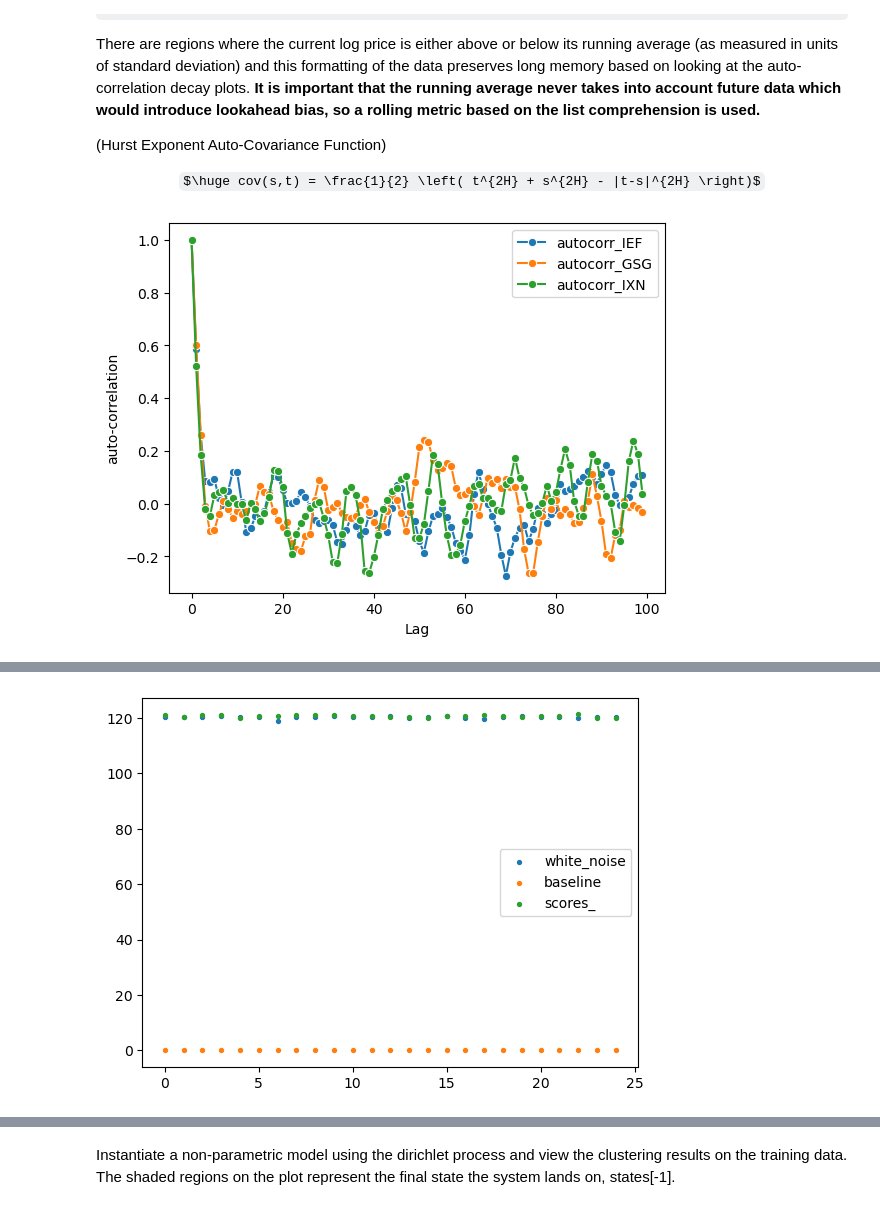
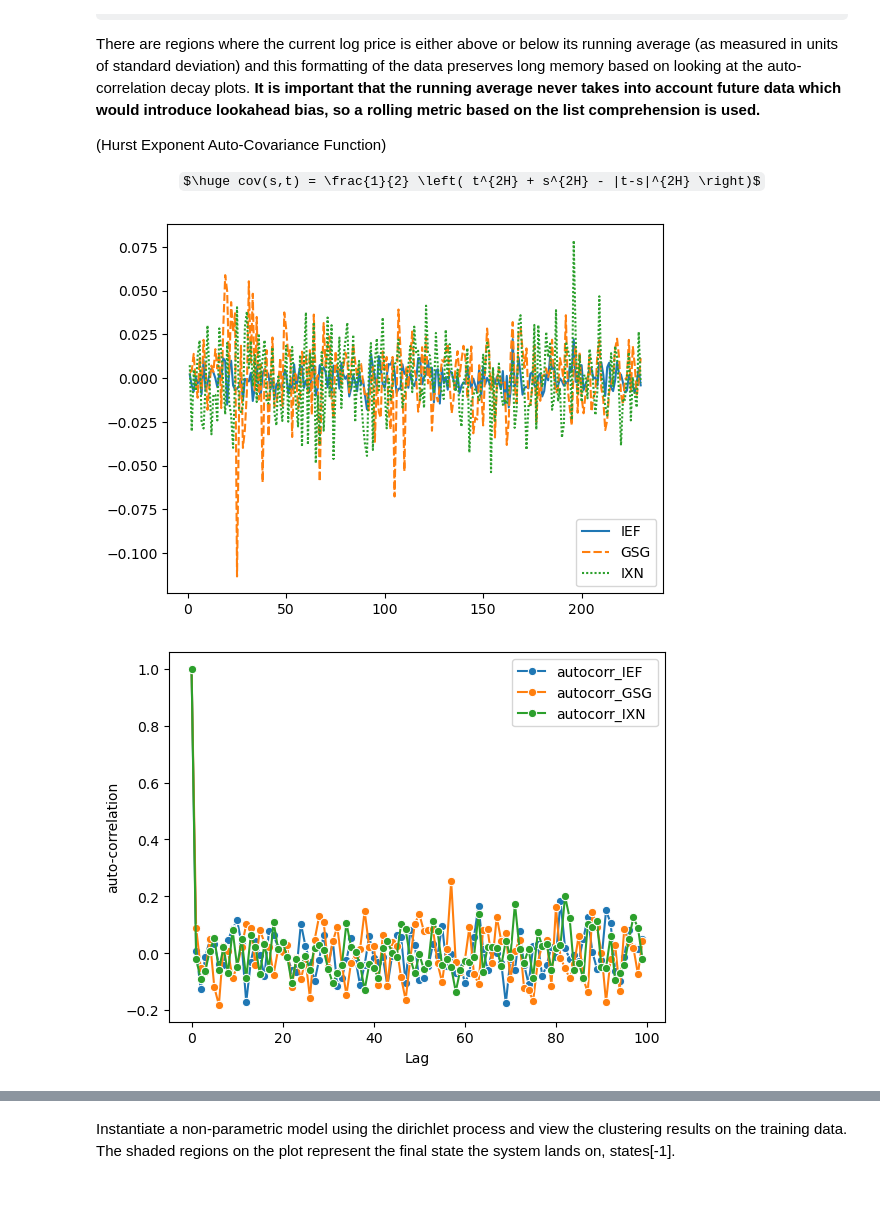
Before and after one commit to regime-lab/power-spectral-density, a Jupyter notebook: fractional_psd.ipynb, the cells around one changed output, grey strips where cells are left out. Drawn from its saved outputs; the diff is of its cells as text; code cells hidden in the pictures; some formulas as TeX source.

```diff
--- a/fractional_psd.ipynb
+++ b/fractional_psd.ipynb
@@ -44,7 +59,7 @@ import scipy
 m6_subset1 = m6_assets.copy()
 
 # Window length 5 days
-wlen = 5
+wlen = 45
 
 # First convert to log price
 m6_subset1 = m6_subset1.apply(np.log)
@@ -56,9 +71,17 @@ m6_subset1 = m6_subset1.dropna().reset_index().drop(columns='index')
 rolling_zscore = lambda serie: [ stats.zscore(serie[x-wlen:x]).values[-1] for x in range(wlen, len(serie) + 1) ]
 
 m6_subset = pd.DataFrame()
-m6_subset['IEF'] = rolling_zscore(m6_subset1['IEF'])
-m6_subset['GSG'] = rolling_zscore(m6_subset1['GSG'])
-m6_subset['IXN'] = rolling_zscore(m6_subset1['IXN'])
+m6_subset['IEF'] = m6_subset1['IEF'].diff().dropna()
+m6_subset['GSG'] = m6_subset1['GSG'].diff().dropna()
+m6_subset['IXN'] = m6_subset1['IXN'].diff().dropna()
+
+#m6_subset['IEF'] = rolling_zscore(m6_subset1['IEF'])
+#m6_subset['GSG'] = rolling_zscore(m6_subset1['GSG'])
+#m6_subset['IXN'] = rolling_zscore(m6_subset1['IXN'])
+
+# View Data
+sns.lineplot(data=m6_subset)
+plt.show()
 
 # View Auto Correlation
 decay_func = lambda S, _range: [S.autocorr(lag=Lag) for Lag in _range]
@@ -117,35 +140,37 @@ class FractionalPSD:
 # Example
 
 data = m6_subset['GSG'].values
+print(data)
 fractional_psd = FractionalPSD(data)
 scores_base=[]
 scores_=[]
 scores=[]
 hursts=[]
 
 iters=25
 for i in range(iters):
     white_noise = torch.normal(np.mean(fractional_psd.data), np.var(fractional_psd.data), size=(len(m6_subset),))
     white_noise = white_noise.detach().numpy()
     score = fractional_psd.distance_norm(white_noise)
     scores.append(score)
     hursts.append(pyeeg.hurst(white_noise))
 
 for i in range(iters):
-    white_noise = torch.normal(0, np.var(fractional_psd.data) * 2, size=(len(m6_subset),))
+    white_noise = torch.normal(0, np.var(fractional_psd.data) * 10, size=(len(m6_subset),))
     white_noise = white_noise.detach().numpy()
     score = fractional_psd.distance_norm(white_noise)
     scores_.append(score)
 
 for i in range(iters):
     score = fractional_psd.distance_norm(fractional_psd.data)
     scores_base.append(score)
 
 plt.scatter(x=range(len(scores)), y=scores, s=8, label='white_noise')
 plt.scatter(x=range(len(scores_base)), y=scores_base, s=8, label='baseline')
 plt.scatter(x=range(len(scores_)), y=scores_, s=8, label='scores_')
 plt.legend()
 plt.show()
 # %% [output]
-[figure, old version]
+[figure, new version]
+[figure, new version]
 Requirement already satisfied: torch in /srv/conda/envs/notebook/lib/python3.7/site-packages (1.13.1)
@@ -168 +192,0 @@ Note: you may need to restart the kernel to use updated packages.
-[figure, old version]
```
Also changed, not shown: parts of 3 cells of this notebook.
